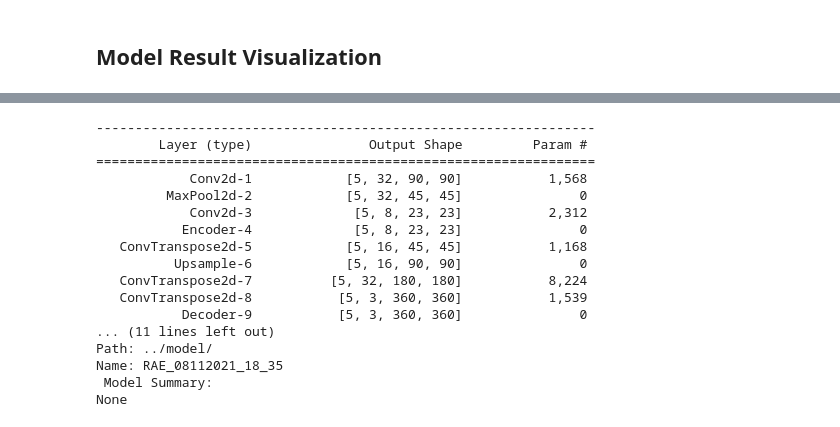
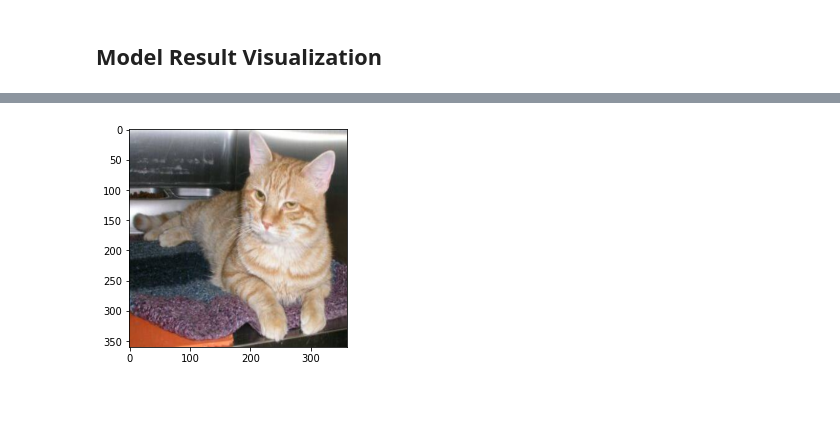
Before and after one commit to mactat/DL-IQIWA, a Jupyter notebook: notebooks/cat_dog_data_loading_model.ipynb, the cells around one changed output, grey strips where cells are left out. Cells and saved outputs as stored; diff of their text form; code cells hidden in the pictures; blank space fills up the shorter version.

```diff
--- a/notebooks/cat_dog_data_loading_model.ipynb
+++ b/notebooks/cat_dog_data_loading_model.ipynb
@@ -363,20 +407,4 @@ def save_model(name, model, path='../model/'):
-# %%
-save_model("RAE", rae)
-# %% [output]
-----------------------------------------------------------------
-        Layer (type)               Output Shape         Param #
-================================================================
-            Conv2d-1            [5, 32, 90, 90]           1,568
-         MaxPool2d-2            [5, 32, 45, 45]               0
-            Conv2d-3             [5, 8, 23, 23]           2,312
-           Encoder-4             [5, 8, 23, 23]               0
-   ConvTranspose2d-5            [5, 16, 45, 45]           1,168
-          Upsample-6            [5, 16, 90, 90]               0
-   ConvTranspose2d-7          [5, 32, 180, 180]           8,224
-   ConvTranspose2d-8           [5, 3, 360, 360]           1,539
-           Decoder-9           [5, 3, 360, 360]               0
-... (11 lines left out)
-Path: ../model/
-Name: RAE_08112021_18_35
- Model Summary:
-None
+# %%
+show_image_tensor(original_image[0])
+# %% [output]
+[figure, added]
```
Also changed, not shown: parts of 18 cells of this notebook, 3 other files.
